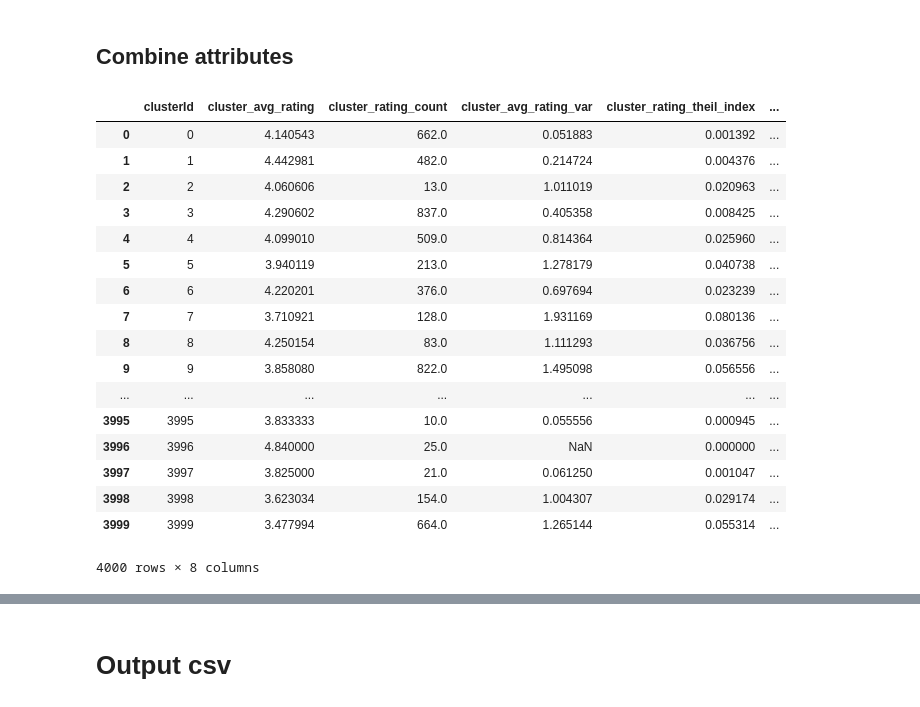
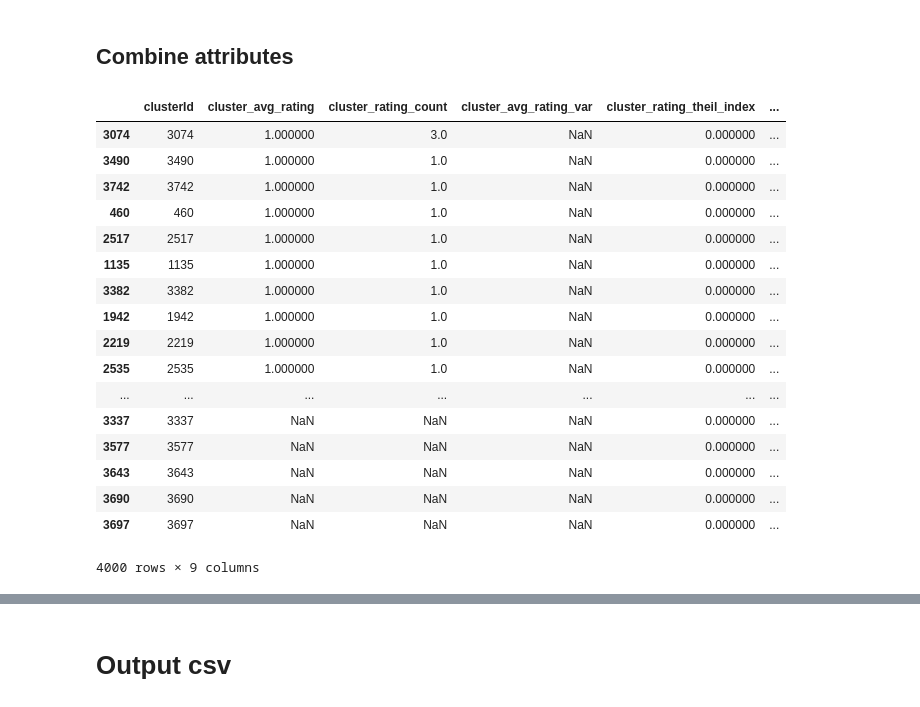
Before and after one commit to wezteoh/hack_on_data, a Jupyter notebook: clustering/cluster_attributes.ipynb, the cells around one changed output, grey strips where cells are left out. Drawn from its saved outputs; the diff is of its cells as text; code cells hidden in the pictures.

```diff
--- a/clustering/cluster_attributes.ipynb
+++ b/clustering/cluster_attributes.ipynb
@@ -92,24 +98,25 @@ baby_cluster_summary_df = baby_cluster_rating_summary_df.join(baby_cluster_price
                                                               set_index('clusterId'), on='clusterId')
 #baby_cluster_summary_df['clusterId'] = baby_cluster_summary_df['clusterId'].astype(int)
 baby_cluster_summary_df =baby_cluster_summary_df.join(products_count_df.set_index('clusterId'), on='clusterId')
+baby_cluster_summary_df['ratings per product']= baby_cluster_summary_df['cluster_rating_count']/baby_cluster_summary_df['product_count']
-# %%
-baby_cluster_summary_df
-# %% [output]
-|  | clusterId | cluster_avg_rating | cluster_rating_count | cluster_avg_rating_var | cluster_rating_theil_index | ... |
-| 0 | 0 | 4.140543 | 662.0 | 0.051883 | 0.001392 | ... |
-| 1 | 1 | 4.442981 | 482.0 | 0.214724 | 0.004376 | ... |
-| 2 | 2 | 4.060606 | 13.0 | 1.011019 | 0.020963 | ... |
-| 3 | 3 | 4.290602 | 837.0 | 0.405358 | 0.008425 | ... |
-| 4 | 4 | 4.099010 | 509.0 | 0.814364 | 0.025960 | ... |
-| 5 | 5 | 3.940119 | 213.0 | 1.278179 | 0.040738 | ... |
-| 6 | 6 | 4.220201 | 376.0 | 0.697694 | 0.023239 | ... |
-| 7 | 7 | 3.710921 | 128.0 | 1.931169 | 0.080136 | ... |
-| 8 | 8 | 4.250154 | 83.0 | 1.111293 | 0.036756 | ... |
-| 9 | 9 | 3.858080 | 822.0 | 1.495098 | 0.056556 | ... |
-| ... | ... | ... | ... | ... | ... | ... |
-| 3995 | 3995 | 3.833333 | 10.0 | 0.055556 | 0.000945 | ... |
-| 3996 | 3996 | 4.840000 | 25.0 | NaN | 0.000000 | ... |
-| 3997 | 3997 | 3.825000 | 21.0 | 0.061250 | 0.001047 | ... |
-| 3998 | 3998 | 3.623034 | 154.0 | 1.004307 | 0.029174 | ... |
-| 3999 | 3999 | 3.477994 | 664.0 | 1.265144 | 0.055314 | ... |
-4000 rows × 8 columns
+# %%
+baby_cluster_summary_df.sort_values(by='cluster_avg_rating')
+# %% [output]
+|  | clusterId | cluster_avg_rating | cluster_rating_count | cluster_avg_rating_var | cluster_rating_theil_index | ... |
+| 3074 | 3074 | 1.000000 | 3.0 | NaN | 0.000000 | ... |
+| 3490 | 3490 | 1.000000 | 1.0 | NaN | 0.000000 | ... |
+| 3742 | 3742 | 1.000000 | 1.0 | NaN | 0.000000 | ... |
+| 460 | 460 | 1.000000 | 1.0 | NaN | 0.000000 | ... |
+| 2517 | 2517 | 1.000000 | 1.0 | NaN | 0.000000 | ... |
+| 1135 | 1135 | 1.000000 | 1.0 | NaN | 0.000000 | ... |
+| 3382 | 3382 | 1.000000 | 1.0 | NaN | 0.000000 | ... |
+| 1942 | 1942 | 1.000000 | 1.0 | NaN | 0.000000 | ... |
+| 2219 | 2219 | 1.000000 | 1.0 | NaN | 0.000000 | ... |
+| 2535 | 2535 | 1.000000 | 1.0 | NaN | 0.000000 | ... |
+| ... | ... | ... | ... | ... | ... | ... |
+| 3337 | 3337 | NaN | NaN | NaN | 0.000000 | ... |
+| 3577 | 3577 | NaN | NaN | NaN | 0.000000 | ... |
+| 3643 | 3643 | NaN | NaN | NaN | 0.000000 | ... |
+| 3690 | 3690 | NaN | NaN | NaN | 0.000000 | ... |
+| 3697 | 3697 | NaN | NaN | NaN | 0.000000 | ... |
+4000 rows × 9 columns
```
Also changed, not shown: parts of 11 cells of this notebook.
